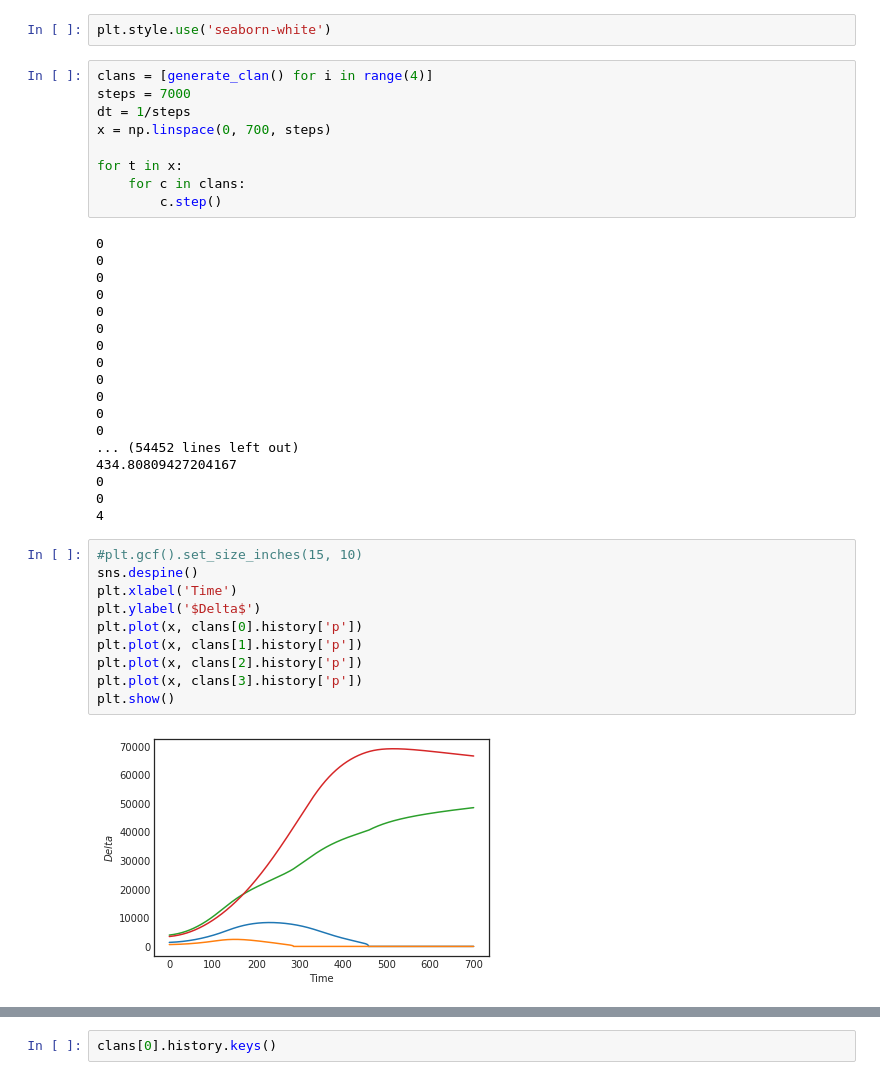
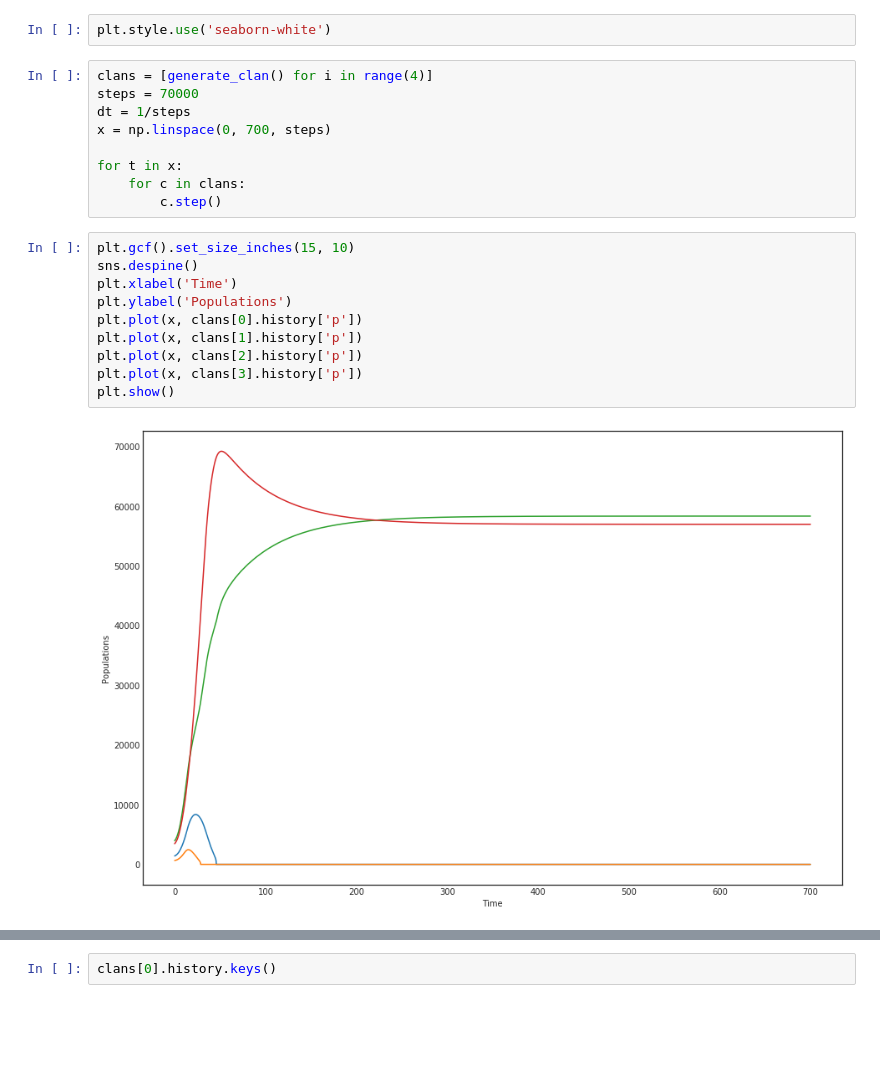
Before and after one commit to sharath/clash-of-clans, a Jupyter notebook: simulate.ipynb, the cells around one changed output, grey strips where cells are left out. Cells and saved outputs as stored; diff of their text form; blank space fills up the shorter version.

```diff
--- a/simulate.ipynb
+++ b/simulate.ipynb
@@ -10,40 +10,22 @@ from clan import generate_clan
 plt.style.use('seaborn-white')
 # %%
 clans = [generate_clan() for i in range(4)]
-steps = 7000
+steps = 70000
 dt = 1/steps
 x = np.linspace(0, 700, steps)
 
 for t in x:
     for c in clans:
         c.step()
-# %% [output]
-0
-0
-0
-0
-0
-0
-0
-0
-0
-0
-0
-0
-... (54452 lines left out)
-434.80809427204167
-0
-0
-4
 # %%
-#plt.gcf().set_size_inches(15, 10)
+plt.gcf().set_size_inches(15, 10)
 sns.despine()
 plt.xlabel('Time')
-plt.ylabel('$Delta$')
+plt.ylabel('Populations')
 plt.plot(x, clans[0].history['p'])
 plt.plot(x, clans[1].history['p'])
 plt.plot(x, clans[2].history['p'])
 plt.plot(x, clans[3].history['p'])
 plt.show()
 # %% [output]
-[figure, old version]
+[figure, new version]
```
Also changed, not shown: parts of 2 cells of this notebook, 2 other files.
